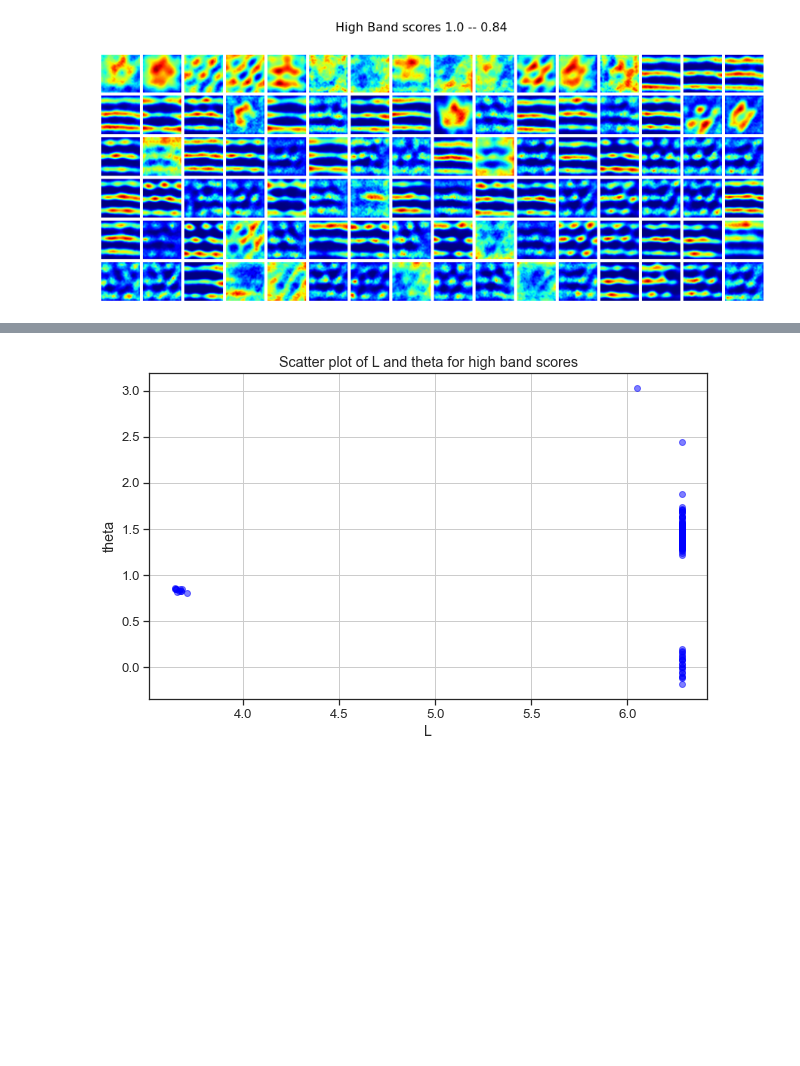
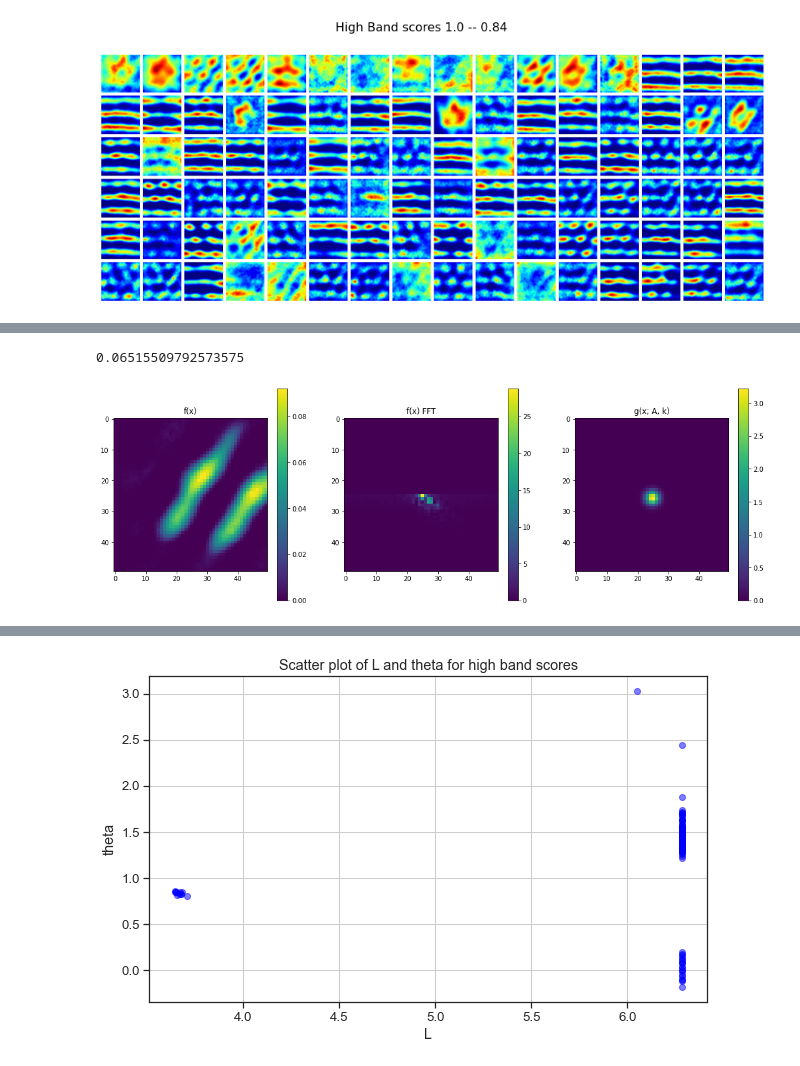
Before and after one commit to Coco233333/grid-pattern-formation, a Jupyter notebook: inspect_model.ipynb, the cells around one changed output, grey strips where cells are left out. Cells and saved outputs as stored; diff of their text form; code cells hidden in the pictures; blank space fills up the shorter version.

```diff
--- a/inspect_model.ipynb
+++ b/inspect_model.ipynb
@@ -507,0 +529,24 @@ IndexError: index 100 is out of bounds for axis 0 with size 31
+# %%
+# 可视化结果
+plt.figure(figsize=(18, 6))
+i = 77
+print(x0_opts[i])
+plt.subplot(1, 3, 1)
+plt.title("f(x)")
+plt.imshow(f_x[i].reshape(res, res), cmap='viridis')
+plt.colorbar()
+
+plt.subplot(1, 3, 2)
+plt.title("f(x) FFT")
+plt.imshow(f_x_fft[i].reshape(res, res), cmap='viridis')
+plt.colorbar()
+
+plt.subplot(1, 3, 3)
+plt.title("g(x; A, k)")
+plt.imshow(g_x[i], cmap='viridis')
+plt.colorbar()
+
+plt.show()
+# %% [output]
+0.06515509792573575
+[figure, added]
```
Also changed, not shown: parts of 9 cells of this notebook, 1 other file.
